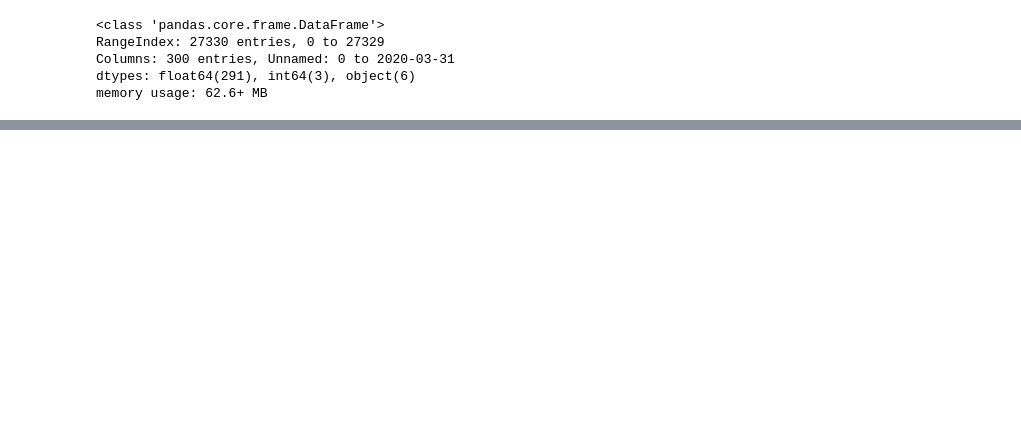
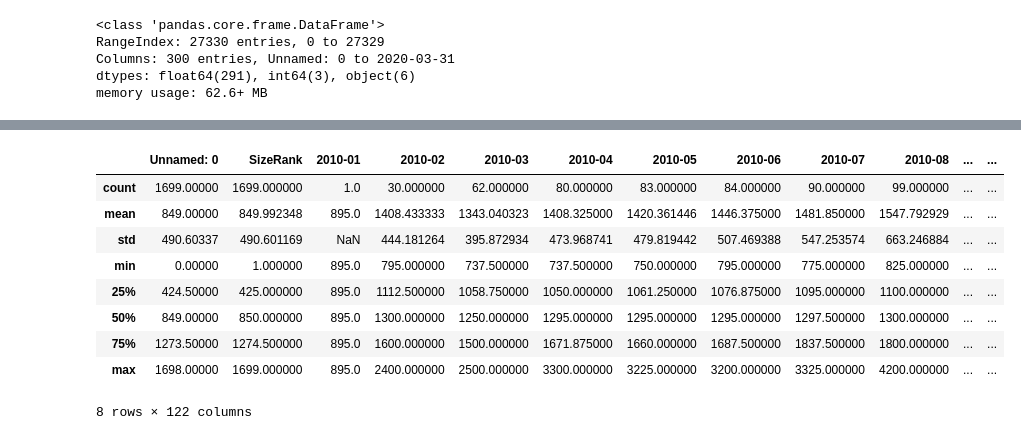
Before and after one commit to devoracer/Capstone_Zillow_DSC, a Jupyter notebook: notebooks/0.2_zillow_capstone_solution.ipynb, the cells around one changed output, grey strips where cells are left out. Drawn from its saved outputs; the diff is of its cells as text; code cells hidden in the pictures; blank space fills up the shorter version.

```diff
--- a/notebooks/0.2_zillow_capstone_solution.ipynb
+++ b/notebooks/0.2_zillow_capstone_solution.ipynb
@@ -9,6 +9,6 @@ import seaborn as sns
 # %%
 #Pull in the csv files from the download folder
 #median rent
-median_rent_all_homes = pd.read_csv('../data/raw/City_MedianRentalPrice_AllHomes.csv')
+df_median_rent = pd.read_csv('../data/raw/City_MedianRentalPrice_AllHomes.csv')
 # %%
 #Median house price
@@ -57,0 +76,13 @@ memory usage: 62.6+ MB
+# %%
+df_median_rent.describe()
+# %% [output]
+|  | Unnamed: 0 | SizeRank | 2010-01 | 2010-02 | 2010-03 | 2010-04 | 2010-05 | 2010-06 | 2010-07 | 2010-08 | ... | ... |
+| count | 1699.00000 | 1699.000000 | 1.0 | 30.000000 | 62.000000 | 80.000000 | 83.000000 | 84.000000 | 90.000000 | 99.000000 | ... | ... |
+| mean | 849.00000 | 849.992348 | 895.0 | 1408.433333 | 1343.040323 | 1408.325000 | 1420.361446 | 1446.375000 | 1481.850000 | 1547.792929 | ... | ... |
+| std | 490.60337 | 490.601169 | NaN | 444.181264 | 395.872934 | 473.968741 | 479.819442 | 507.469388 | 547.253574 | 663.246884 | ... | ... |
+| min | 0.00000 | 1.000000 | 895.0 | 795.000000 | 737.500000 | 737.500000 | 750.000000 | 795.000000 | 775.000000 | 825.000000 | ... | ... |
+| 25% | 424.50000 | 425.000000 | 895.0 | 1112.500000 | 1058.750000 | 1050.000000 | 1061.250000 | 1076.875000 | 1095.000000 | 1100.000000 | ... | ... |
+| 50% | 849.00000 | 850.000000 | 895.0 | 1300.000000 | 1250.000000 | 1295.000000 | 1295.000000 | 1295.000000 | 1297.500000 | 1300.000000 | ... | ... |
+| 75% | 1273.50000 | 1274.500000 | 895.0 | 1600.000000 | 1500.000000 | 1671.875000 | 1660.000000 | 1687.500000 | 1837.500000 | 1800.000000 | ... | ... |
+| max | 1698.00000 | 1699.000000 | 895.0 | 2400.000000 | 2500.000000 | 3300.000000 | 3225.000000 | 3200.000000 | 3325.000000 | 4200.000000 | ... | ... |
+8 rows × 122 columns
```
Also changed, not shown: parts of 14 cells of this notebook.
